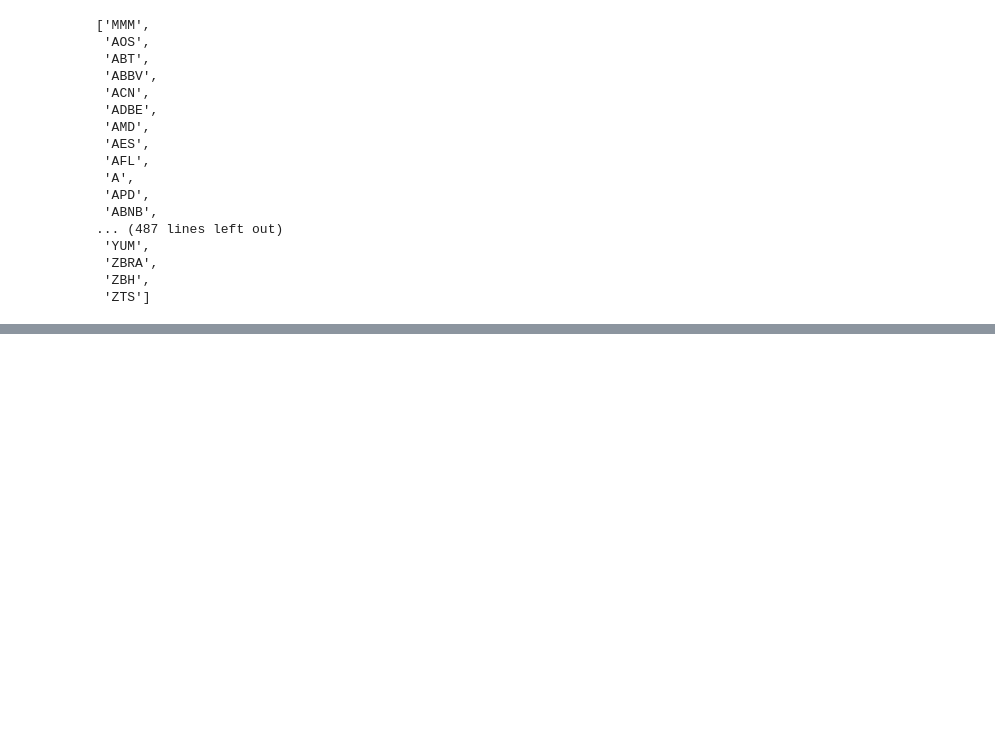
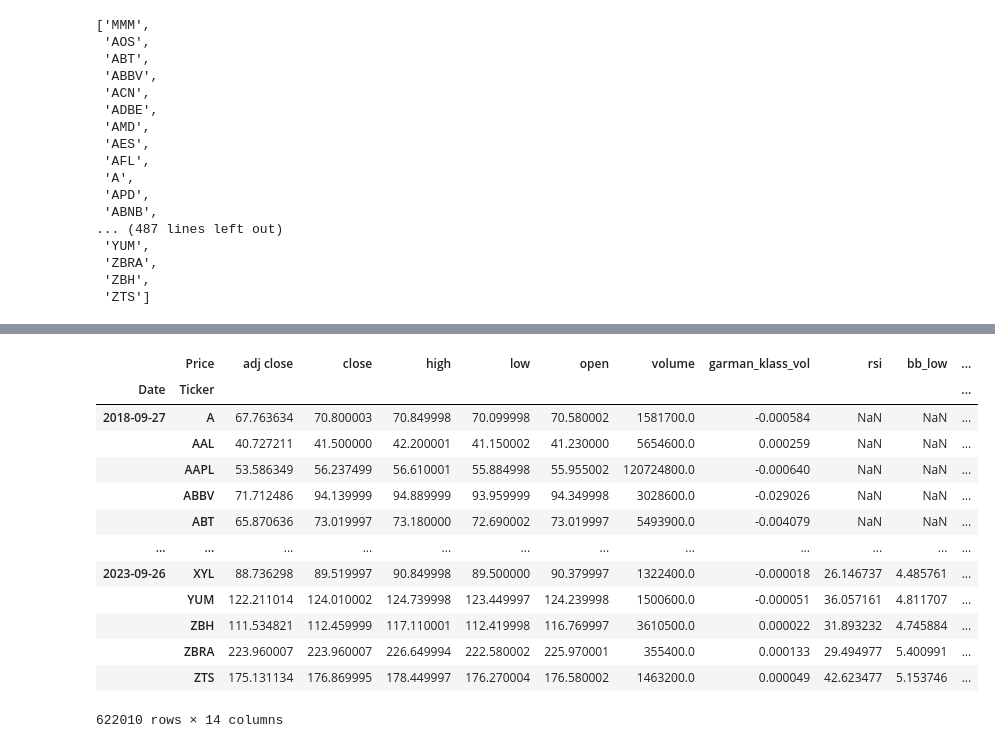
Before and after one commit to jacksullivan27/Algorithmic_Trading_Machine_Learning, a Jupyter notebook: Unsupervised_learning_notebook.ipynb, the cells around one changed output, grey strips where cells are left out. Drawn from its saved outputs; the diff is of its cells as text; code cells hidden in the pictures; blank space fills up the shorter version.

```diff
--- a/Unsupervised_learning_notebook.ipynb
+++ b/Unsupervised_learning_notebook.ipynb
@@ -94,0 +106,44 @@ df
+# %%
+# calculate the rsi
+df['rsi'] = df.groupby(level=1)['adj close'].transform(lambda x: pandas_ta.rsi(close=x, length=20))
+# %%
+# calculate the bollinger bands
+df['bb_low'] = df.groupby(level=1)['adj close'].transform(lambda x: pandas_ta.bbands(close=np.log1p(x), length=20).iloc[:,0])
+df['bb_mid'] = df.groupby(level=1)['adj close'].transform(lambda x: pandas_ta.bbands(close=np.log1p(x), length=20).iloc[:,1])
+df['bb_high'] = df.groupby(level=1)['adj close'].transform(lambda x: pandas_ta.bbands(close=np.log1p(x), length=20).iloc[:,2])
+# %%
+# calculate the ATR
+def compute_atr(stock_data):
+    atr = pandas_ta.atr(high=stock_data['high'],
+                        low=stock_data['low'],
+                        close=stock_data['close'],
+                        length=14)
+    return atr.sub(atr.mean()).div(atr.std())
+
+df['atr'] = df.groupby(level=1, group_keys=False).apply(compute_atr)
+# %%
+# calculate macd
+def compute_macd(close):
+    macd = pandas_ta.macd(close=close, length = 20).iloc[:,0]
+    return macd.sub(macd.mean()).div(macd.std())
+
+df['macd'] = df.groupby(level=1, group_keys=False)['adj close'].apply(compute_macd)
+# %%
+# calculate the dollar volume
+df['dollar_volume'] = df['adj close']*df['volume']/1e6
+df
+# %% [output]
+|  | Price | adj close | close | high | low | open | volume | garman_klass_vol | rsi | bb_low | ... |
+| Date | Ticker |  |  |  |  |  |  |  |  |  | ... |
+| 2018-09-27 | A | 67.763634 | 70.800003 | 70.849998 | 70.099998 | 70.580002 | 1581700.0 | -0.000584 | NaN | NaN | ... |
+|  | AAL | 40.727211 | 41.500000 | 42.200001 | 41.150002 | 41.230000 | 5654600.0 | 0.000259 | NaN | NaN | ... |
+|  | AAPL | 53.586349 | 56.237499 | 56.610001 | 55.884998 | 55.955002 | 120724800.0 | -0.000640 | NaN | NaN | ... |
+|  | ABBV | 71.712486 | 94.139999 | 94.889999 | 93.959999 | 94.349998 | 3028600.0 | -0.029026 | NaN | NaN | ... |
+|  | ABT | 65.870636 | 73.019997 | 73.180000 | 72.690002 | 73.019997 | 5493900.0 | -0.004079 | NaN | NaN | ... |
+| ... | ... | ... | ... | ... | ... | ... | ... | ... | ... | ... | ... |
+| 2023-09-26 | XYL | 88.736298 | 89.519997 | 90.849998 | 89.500000 | 90.379997 | 1322400.0 | -0.000018 | 26.146737 | 4.485761 | ... |
+|  | YUM | 122.211014 | 124.010002 | 124.739998 | 123.449997 | 124.239998 | 1500600.0 | -0.000051 | 36.057161 | 4.811707 | ... |
+|  | ZBH | 111.534821 | 112.459999 | 117.110001 | 112.419998 | 116.769997 | 3610500.0 | 0.000022 | 31.893232 | 4.745884 | ... |
+|  | ZBRA | 223.960007 | 223.960007 | 226.649994 | 222.580002 | 225.970001 | 355400.0 | 0.000133 | 29.494977 | 5.400991 | ... |
+|  | ZTS | 175.131134 | 176.869995 | 178.449997 | 176.270004 | 176.580002 | 1463200.0 | 0.000049 | 42.623477 | 5.153746 | ... |
+622010 rows × 14 columns
```
Also changed, not shown: parts of 8 cells of this notebook.
